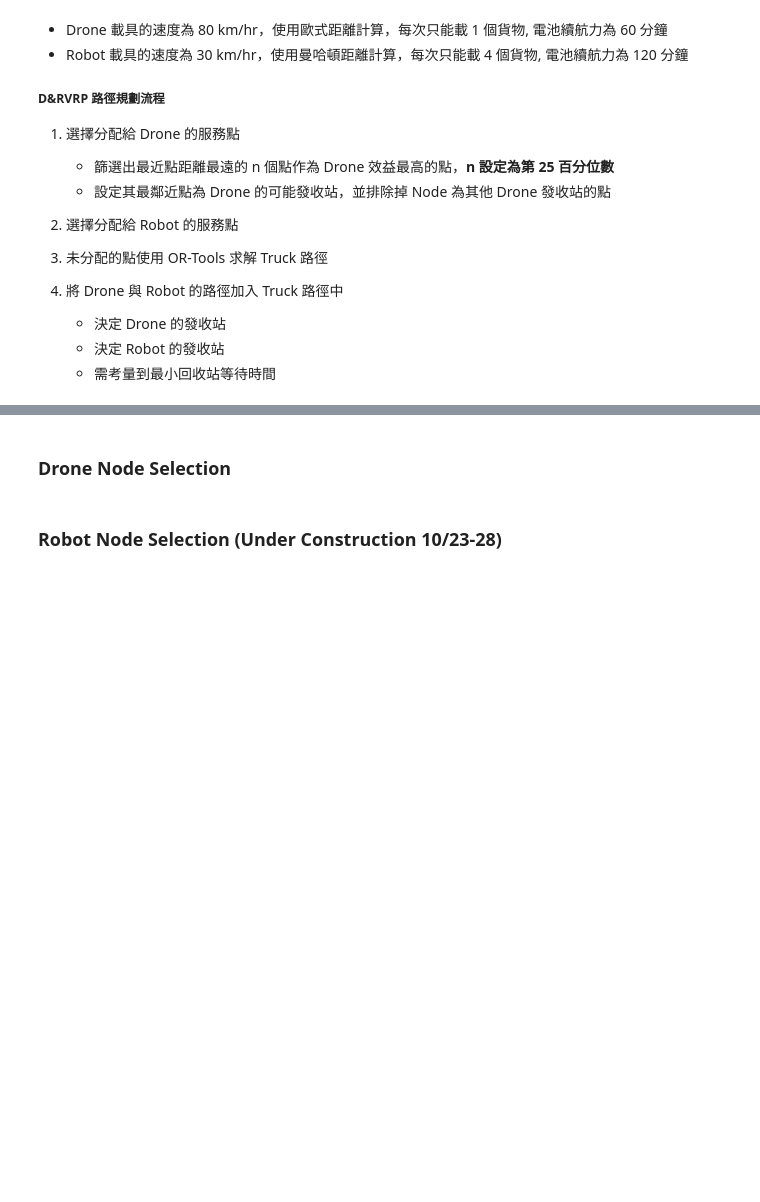
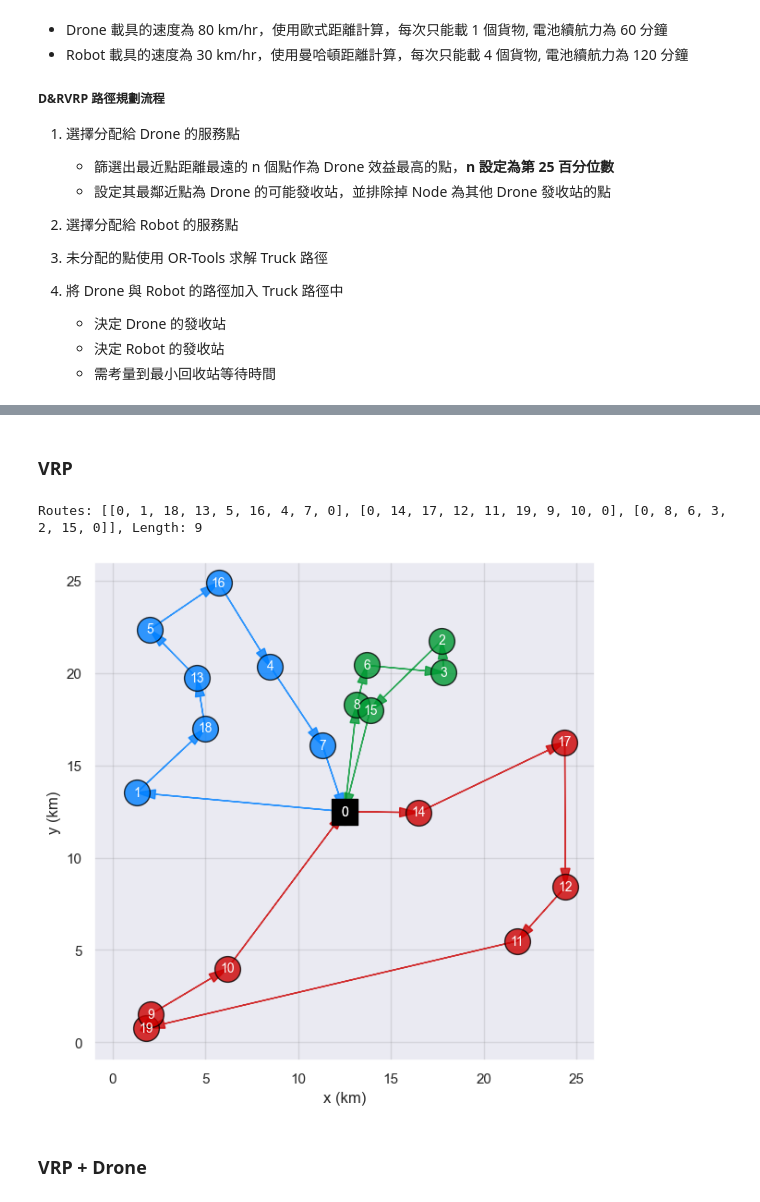
Before and after one commit to jy09567824/vehicle-routing-problem, a Jupyter notebook: RDVRP_ORTools.ipynb, the cells around one changed output, grey strips where cells are left out. Drawn from its saved outputs; the diff is of its cells as text; code cells hidden in the pictures; blank space fills up the shorter version.

```diff
--- a/RDVRP_ORTools.ipynb
+++ b/RDVRP_ORTools.ipynb
@@ -415,2 +520,10 @@ def get_travelling_time(data, routes, drone_waiting=[], robot_waiting=[]):
+# %% [markdown]
+### VRP
+# %%
+VRP_result = solve_routing_problem(data)
+plot_map(routes=VRP_result, **controls)
+# %% [output]
+Routes: [[0, 1, 18, 13, 5, 16, 4, 7, 0], [0, 14, 17, 12, 11, 19, 9, 10, 0], [0, 8, 6, 3, 2, 15, 0]], Length: 9
+[figure, added]
 # %% [markdown]
-### Drone Node Selection
+### VRP + Drone
@@ -557,2 +529,0 @@ def optimize_drone_routes(data, routes, drone_routes):
-# %% [markdown]
-### Robot Node Selection (Under Construction 10/23-28)
```
Also changed, not shown: parts of 39 cells of this notebook, 5 other files.
